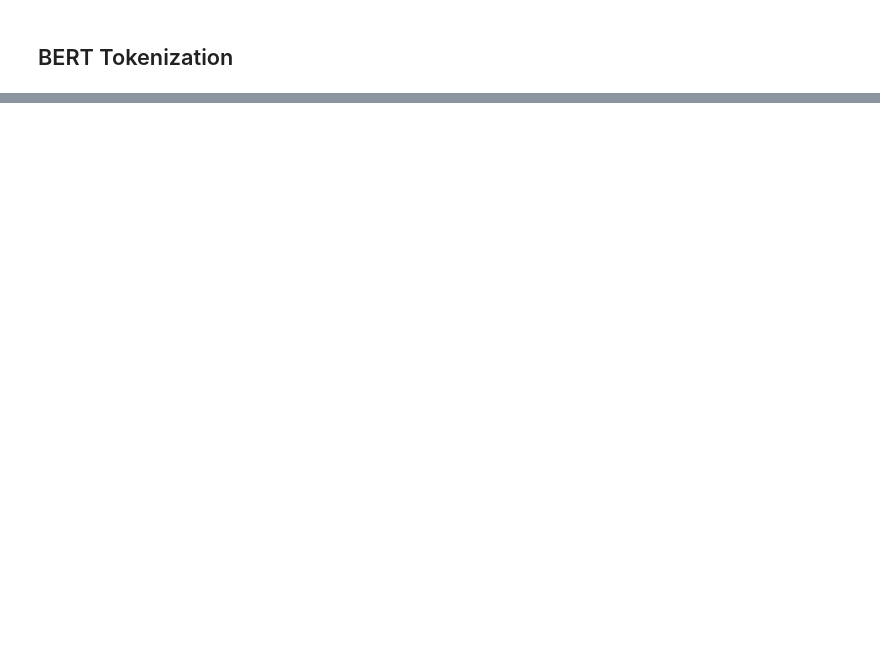
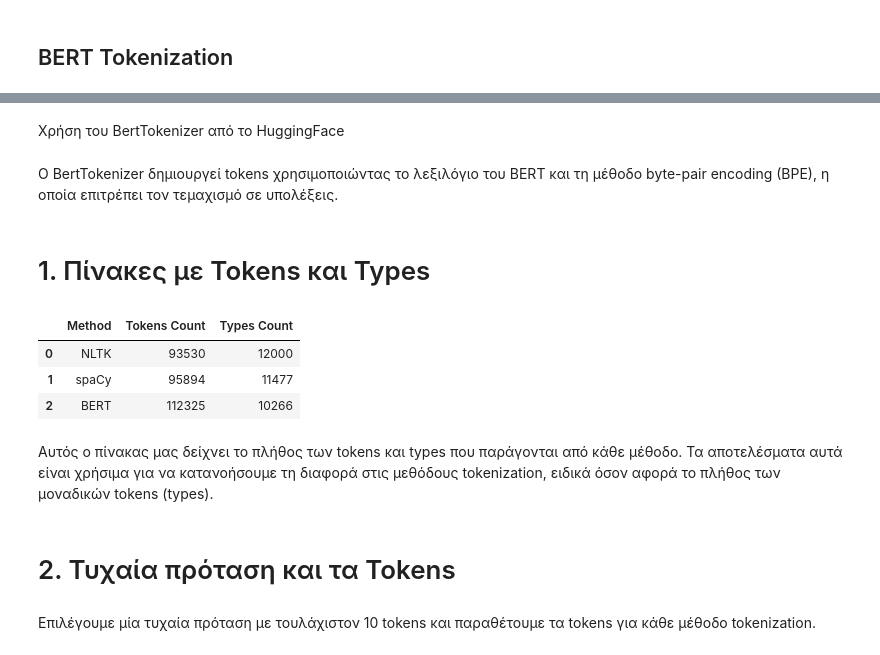
Before and after one commit to agrigoridou/Tokenization-Zipf-s-Law-N-gram-Models, a Jupyter notebook: Α_Tokens,_Types,_Zipf’s_Law_.ipynb, the cells around one changed output, grey strips where cells are left out. Cells and saved outputs as stored; diff of their text form; code cells hidden in the pictures; blank space fills up the shorter version.

```diff
--- a/Α_Tokens,_Types,_Zipf’s_Law_.ipynb
+++ b/Α_Tokens,_Types,_Zipf’s_Law_.ipynb
@@ -57,0 +52,10 @@ nltk_unique_tokens = len(set(nltk_tokens))
+# %%
+import nltk
+nltk.download('punkt_tab')
+
+
+from nltk.tokenize import word_tokenize
+
+# Tokenization με NLTK
+tokens_nltk = word_tokenize(text)
+types_nltk = set(tokens_nltk)
@@ -64,0 +71,10 @@ spacy_unique_tokens = len(set(spacy_tokens))
+# %%
+import spacy
+
+# Φόρτωμα του spaCy μοντέλου
+nlp = spacy.load("en_core_web_sm")
+
+# Tokenization με spaCy
+doc = nlp(text)
+tokens_spacy = [token.text for token in doc]
+types_spacy = set(tokens_spacy)
@@ -138,0 +85,39 @@ print("BERT Top 20 Types:\n", df_bert_top20)
+# %% [markdown]
+Χρήση του BertTokenizer από το HuggingFace
+# %%
+from transformers import BertTokenizer
+
+# Φόρτωμα του BERT Tokenizer
+tokenizer = BertTokenizer.from_pretrained('bert-base-cased')
+
+# Tokenization με HuggingFace BERT
+tokens_bert = tokenizer.tokenize(text)
+types_bert = set(tokens_bert)
+# %% [markdown]
+Ο BertTokenizer δημιουργεί tokens χρησιμοποιώντας το λεξιλόγιο του BERT και τη μέθοδο byte-pair encoding (BPE), η οποία επιτρέπει τον τεμαχισμό σε υπολέξεις.
+# %% [markdown]
+# 1. Πίνακες με Tokens και Types
+# %%
+import math
+import pandas as pd
+
+# Δημιουργία πίνακα με τα αποτελέσματα
+data = {
+    'Method': ['NLTK', 'spaCy', 'BERT'],
+    'Tokens Count': [len(tokens_nltk), len(tokens_spacy), len(tokens_bert)],
+    'Types Count': [len(types_nltk), len(types_spacy), len(types_bert)],
+}
+
+df = pd.DataFrame(data)
+df
+# %% [output]
+|  | Method | Tokens Count | Types Count |
+| 0 | NLTK | 93530 | 12000 |
+| 1 | spaCy | 95894 | 11477 |
+| 2 | BERT | 112325 | 10266 |
+# %% [markdown]
+Αυτός ο πίνακας μας δείχνει το πλήθος των tokens και types που παράγονται από κάθε μέθοδο. Τα αποτελέσματα αυτά είναι χρήσιμα για να κατανοήσουμε τη διαφορά στις μεθόδους tokenization, ειδικά όσον αφορά το πλήθος των μοναδικών tokens (types).
+# %% [markdown]
+# 2. Τυχαία πρόταση και τα Tokens
+# %% [markdown]
+Επιλέγουμε μία τυχαία πρόταση με τουλάχιστον 10 tokens και παραθέτουμε τα tokens για κάθε μέθοδο tokenization.
```
Also changed, not shown: parts of 33 cells of this notebook.
